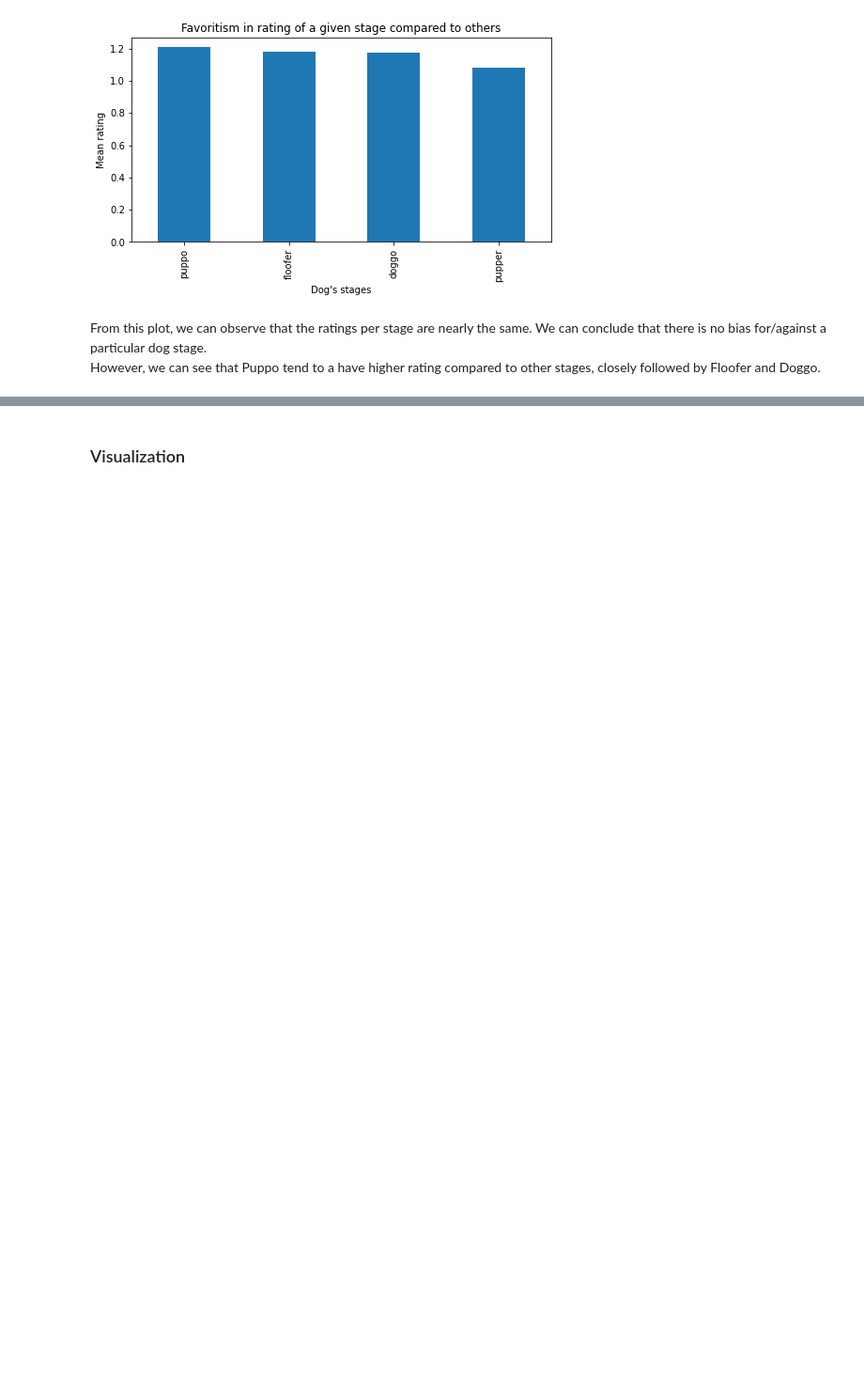
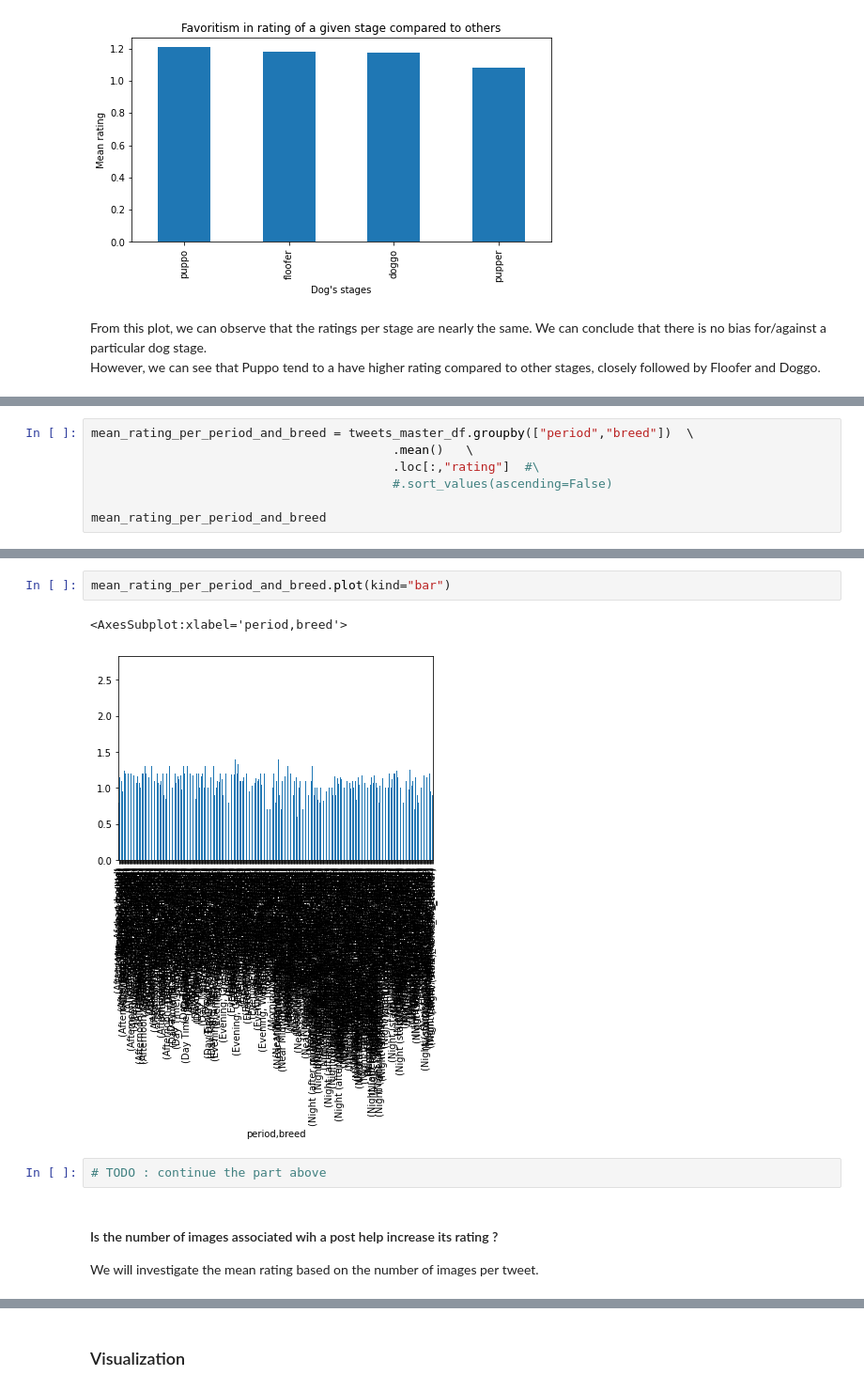
Before and after one commit to patricetg/udacity-data-analyst-project2, a Jupyter notebook: 1 - wrangle_act.ipynb, the cells around one changed output, grey strips where cells are left out. Shown: that part at 94% size. Drawn from its saved outputs; the diff is of its cells as text; blank space fills up the shorter version.

```diff
--- a/1 - wrangle_act.ipynb
+++ b/1 - wrangle_act.ipynb
@@ -2161,0 +2417,7 @@ Does a particular dog's stage is more likely to :
+# %%
+mean_rating_per_period_and_breed = tweets_master_df.groupby(["period","breed"])  \
+                                         .mean()   \
+                                         .loc[:,"rating"]  #\
+                                         #.sort_values(ascending=False)
+
+mean_rating_per_period_and_breed
@@ -2161,0 +2438,11 @@ Does a particular dog's stage is more likely to :
+# %%
+mean_rating_per_period_and_breed.plot(kind="bar")
+# %% [output]
+<AxesSubplot:xlabel='period,breed'>
+[figure, added]
+# %%
+# TODO : continue the part above
+# %% [markdown]
+#### Is the number of images associated wih a post help increase its rating ?
+
+We will investigate the mean rating based on the number of images per tweet.
```
Also changed, not shown: parts of 41 cells of this notebook.
